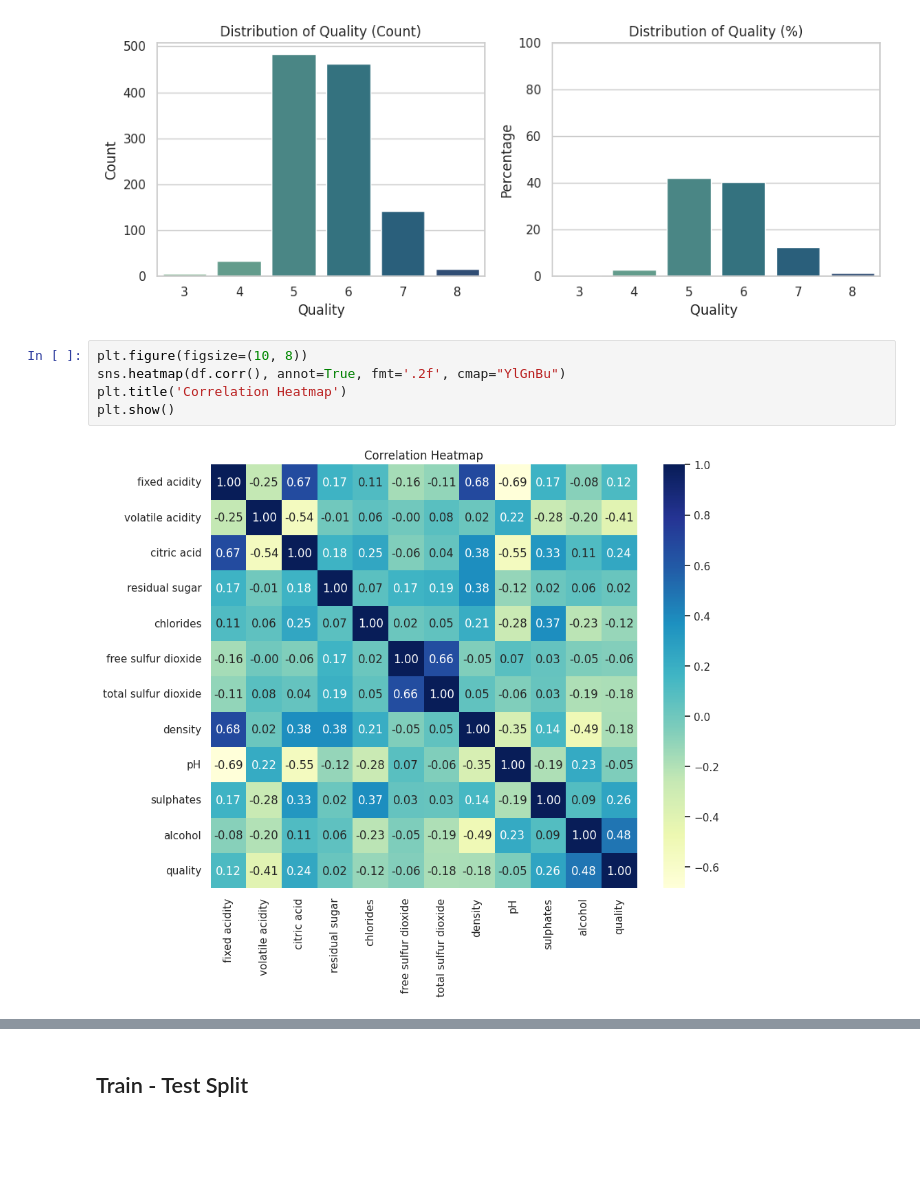
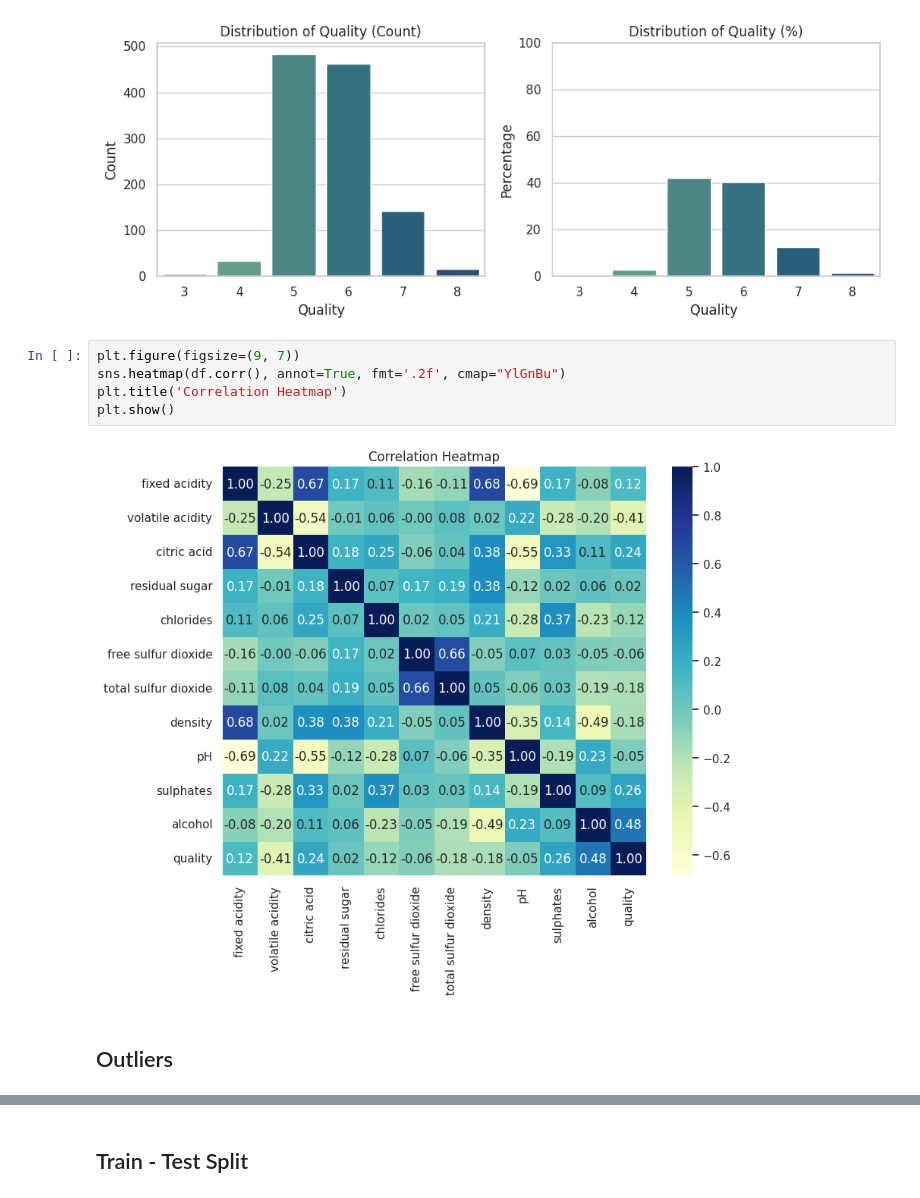
Before and after one commit to nicolasyannick/wine-quality-pca-mlr, a Jupyter notebook: Wine_Quality_PCA_2.ipynb, the cells around one changed output, grey strips where cells are left out. Cells and saved outputs as stored; diff of their text form; blank space fills up the shorter version.

```diff
--- a/Wine_Quality_PCA_2.ipynb
+++ b/Wine_Quality_PCA_2.ipynb
@@ -77,9 +81,11 @@ plt.show()
 # %% [output]
 [figure]
 # %%
-plt.figure(figsize=(10, 8))
+plt.figure(figsize=(9, 7))
 sns.heatmap(df.corr(), annot=True, fmt='.2f', cmap="YlGnBu")
 plt.title('Correlation Heatmap')
 plt.show()
 # %% [output]
-[figure, old version]
+[figure, new version]
+# %% [markdown]
+## Outliers
```
Also changed, not shown: parts of 22 cells of this notebook.
